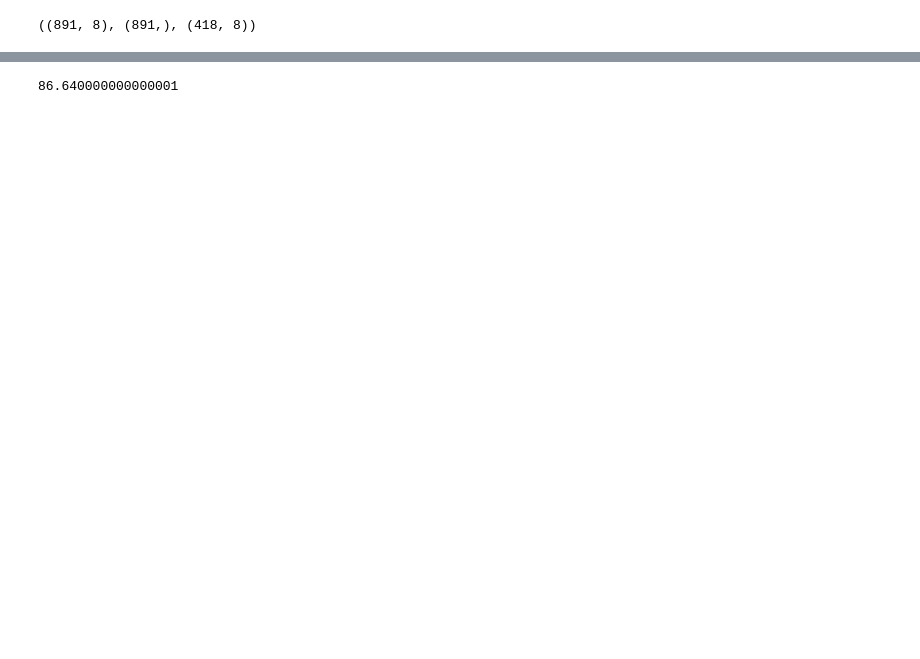
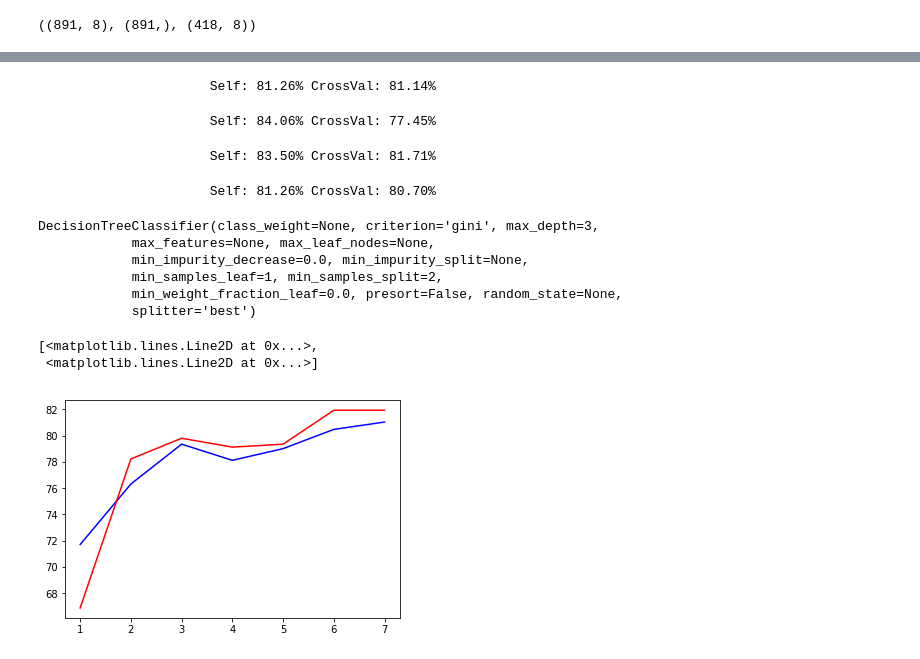
Before and after one commit to SergeyAnokhin/jupyter, a Jupyter notebook: kaggle/titanic/Feature extraction.ipynb, the cells around one changed output, grey strips where cells are left out. Saved outputs shown, nothing was run; the diff lists cells and outputs as text; code cells hidden in the pictures; blank space fills up the shorter version.

Commit message:
play with decision tree params

```diff
--- a/kaggle/titanic/Feature extraction.ipynb
+++ b/kaggle/titanic/Feature extraction.ipynb
@@ -231,4 +247,5 @@ train_df.head(10)
 # %%
+kfold = KFold(n_splits=5)
 X_train = train_df.drop("Survived", axis=1)
 Y_train = train_df["Survived"]
 X_test  = test_df.drop("PassengerId", axis=1).copy()
@@ -249,13 +277,53 @@ acc_random_forest
 # %%
 # Decision Tree
 
-decision_tree = DecisionTreeClassifier()
+decision_tree = DecisionTreeClassifier(max_depth=3)
 decision_tree.fit(X_train, Y_train)
 Y_pred = decision_tree.predict(X_test)
 acc_decision_tree = round(decision_tree.score(X_train, Y_train) * 100, 2)
-acc_decision_tree
+
+result = cross_val_score(decision_tree, X_train, Y_train, cv=kfold, scoring='accuracy')
+print('{:>20}  Self: {:.2f}% CrossVal: {:.2f}%'
+          .format('', acc_decision_tree, result.mean()*100))
 # %% [output]
-86.640000000000001
+                      Self: 81.26% CrossVal: 81.14%
+# %%
+knn = KNeighborsClassifier(n_neighbors = 3)
+knn.fit(X_train, Y_train)
+Y_pred = knn.predict(X_test)
+acc_knn = round(knn.score(X_train, Y_train) * 100, 2)
+
+result = cross_val_score(knn, X_train, Y_train, cv=kfold, scoring='accuracy')
+print('{:>20}  Self: {:.2f}% CrossVal: {:.2f}%'
+          .format('', acc_knn, result.mean()*100))
+# %% [output]
+                      Self: 84.06% CrossVal: 77.45%
+# %%
+# Support Vector Machines
+
+svc = SVC()
+svc.fit(X_train, Y_train)
+Y_pred = svc.predict(X_test)
+acc_svc = round(svc.score(X_train, Y_train) * 100, 2)
+
+result = cross_val_score(svc, X_train, Y_train, cv=kfold, scoring='accuracy')
+print('{:>20}  Self: {:.2f}% CrossVal: {:.2f}%'
+          .format('', acc_svc, result.mean()*100))
+# %% [output]
+                      Self: 83.50% CrossVal: 81.71%
+# %%
+# Logistic Regression
+
+logreg = LogisticRegression()
+logreg.fit(X_train, Y_train)
+Y_pred = logreg.predict(X_test)
+acc_log = round(logreg.score(X_train, Y_train) * 100, 2)
+
+result = cross_val_score(logreg, X_train, Y_train, cv=kfold, scoring='accuracy')
+print('{:>20}  Self: {:.2f}% CrossVal: {:.2f}%'
+          .format('', acc_log, result.mean()*100))
+# %% [output]
+                      Self: 81.26% CrossVal: 80.70%
 # %%
 submission = pd.DataFrame({
         "PassengerId": test_df["PassengerId"],
@@ -264,0 +333,28 @@ submission.to_csv('data/submission_feature.csv', index=False)
+# %%
+params = []
+score = []
+self_score = []
+
+for p in range(7):
+    p = p + 1
+    #print(p)
+    clf = DecisionTreeClassifier(max_depth=3, max_features=7)
+    clf.fit(X_train, Y_train)
+    result_self = clf.score(X_train, Y_train) * 100
+    result = cross_val_score(clf, X_train, Y_train, cv=kfold, scoring='accuracy')  * 100
+    score.append(result.mean())
+    params.append(p)
+    self_score.append(result_self)
+
+print(decision_tree)
+plt.plot(params, score, 'b', params, self_score, 'r')
+# %% [output]
+DecisionTreeClassifier(class_weight=None, criterion='gini', max_depth=3,
+            max_features=None, max_leaf_nodes=None,
+            min_impurity_decrease=0.0, min_impurity_split=None,
+            min_samples_leaf=1, min_samples_split=2,
+            min_weight_fraction_leaf=0.0, presort=False, random_state=None,
+            splitter='best')
+[<matplotlib.lines.Line2D at 0x...>,
+ <matplotlib.lines.Line2D at 0x...>]
+[figure, added]
```
Also changed, not shown: parts of 5 cells of this notebook, 5 other files.
